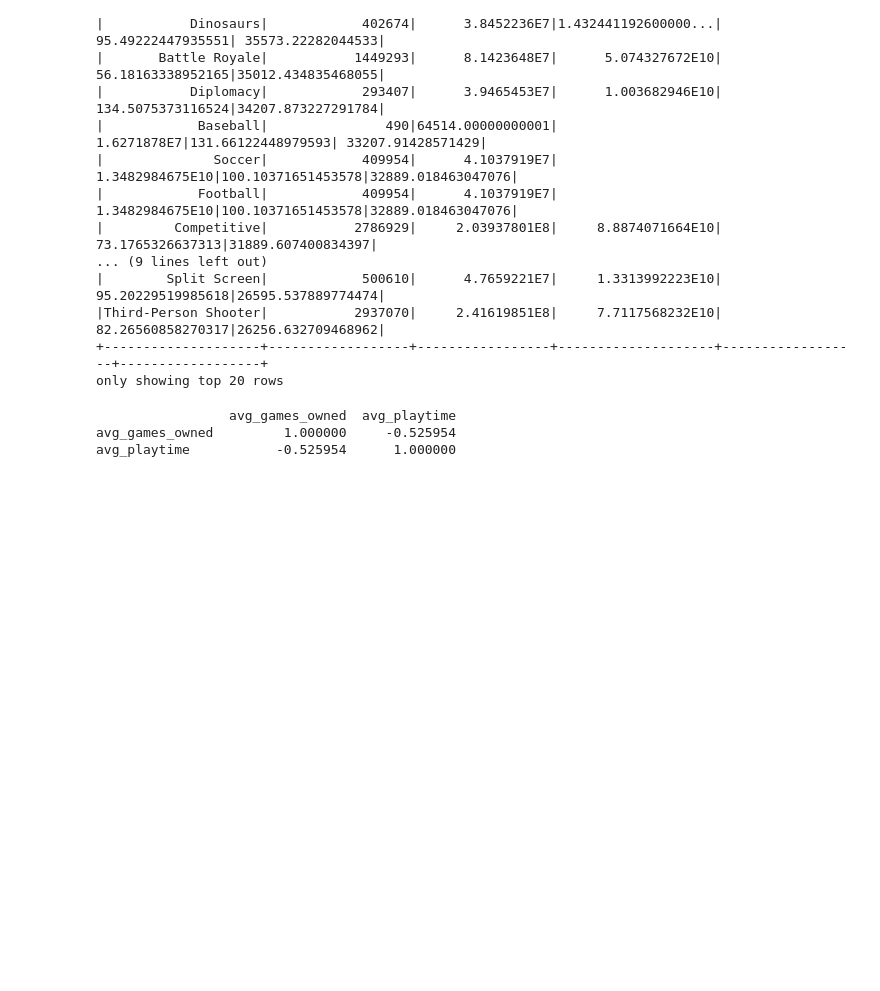
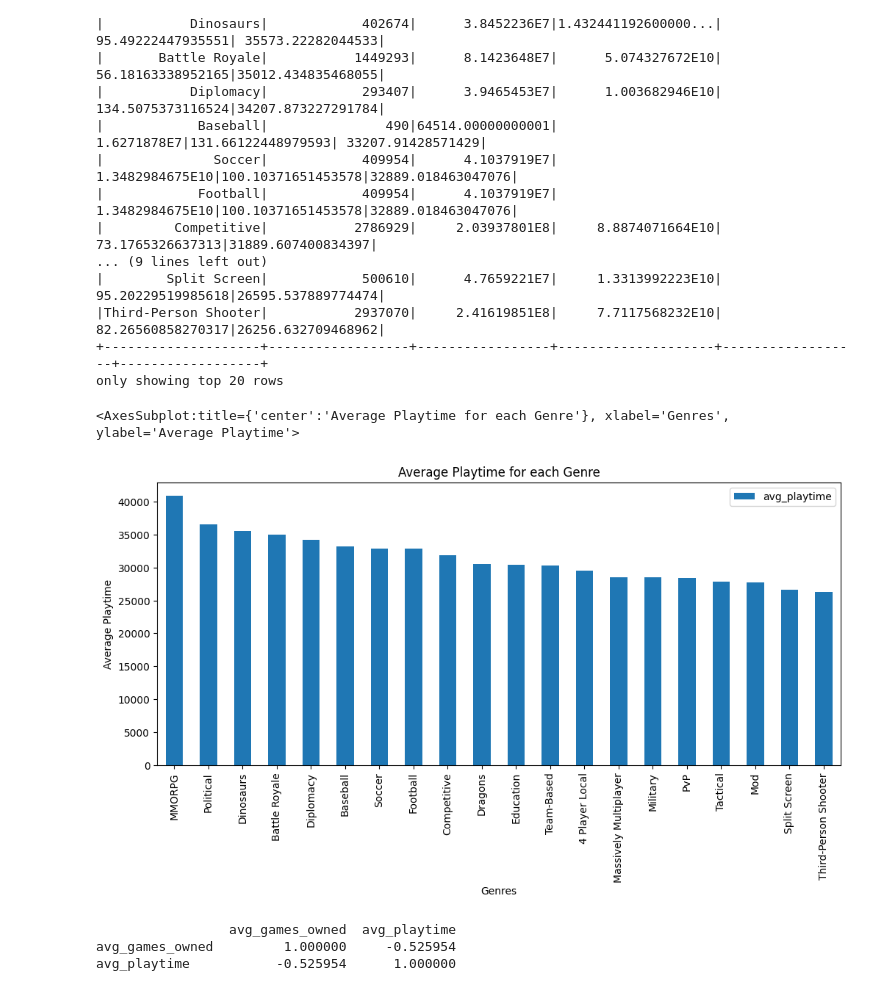
Before and after one commit to tohoilam/Steam-Analysis, a Jupyter notebook: Alex/Genres_Tags_Analysis.ipynb, the cells around one changed output. Cells and saved outputs as stored; diff of their text form; code cells hidden in the pictures; blank space fills up the shorter version.

```diff
--- a/Alex/Genres_Tags_Analysis.ipynb
+++ b/Alex/Genres_Tags_Analysis.ipynb
@@ -295,6 +296,16 @@ playerTypeByTags.orderBy(F.desc("avg_playtime")).show(20)
 |Third-Person Shooter|           2937070|     2.41619851E8|     7.7117568232E10| 82.26560858270317|26256.632709468962|
 +--------------------+------------------+-----------------+--------------------+------------------+------------------+
 only showing top 20 rows
+# %%
+playtime_by_review = playerTypeByTags.select("tags", "avg_playtime").orderBy("avg_playtime", ascending=False).limit(20)
+playtime_by_review.toPandas().plot.bar(x="tags",
+                                        y="avg_playtime", figsize=(12, 5),
+                                        title="Average Playtime for each Genre",
+                                        xlabel = "Genres",
+                                        ylabel = "Average Playtime")
+# %% [output]
+<AxesSubplot:title={'center':'Average Playtime for each Genre'}, xlabel='Genres', ylabel='Average Playtime'>
+[figure, added]
 # %%
 tags_gamesOwned_vs_playtime = playerTypeByTags.select("tags", "avg_games_owned", "avg_playtime")
 tags_gamesOwned_vs_playtime.toPandas().plot.scatter(x='avg_playtime', y='avg_games_owned')
```
Also changed, not shown: parts of 3 cells of this notebook, 20 other files.
